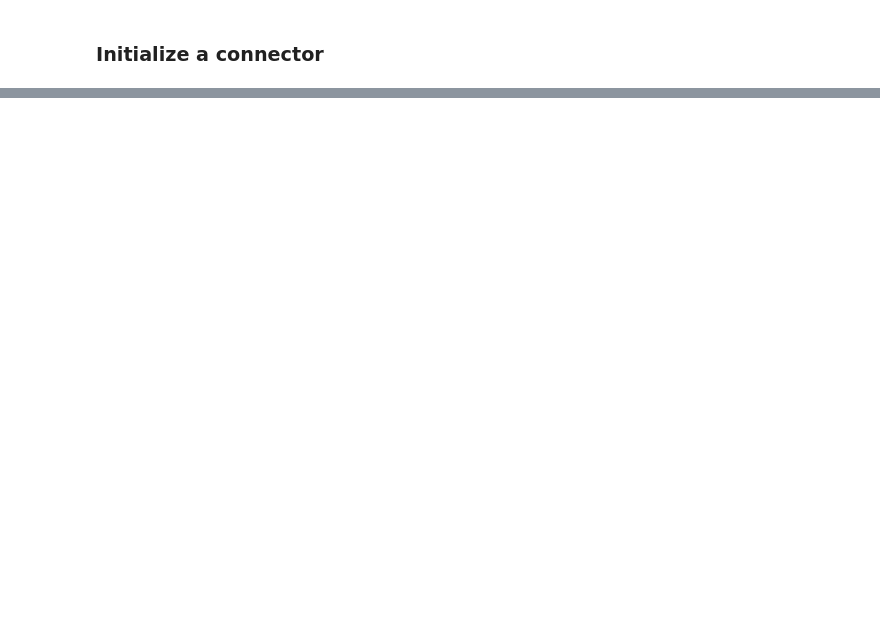
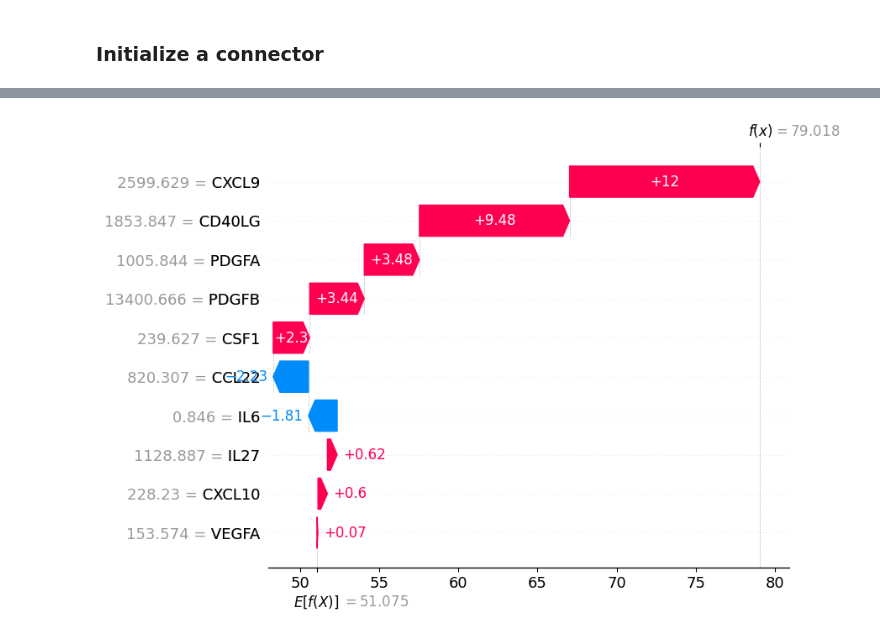
Before and after one commit to mike-live/llamba, a Jupyter notebook: samples/sample_analysis.ipynb, the cells around one changed output, grey strips where cells are left out. Cells and saved outputs as stored; diff of their text form; code cells hidden in the pictures; blank space fills up the shorter version.

```diff
--- a/samples/sample_analysis.ipynb
+++ b/samples/sample_analysis.ipynb
@@ -16,2 +56,18 @@ bioage_model = None
+# %%
+import pandas as pd
+
+my_data = {'CXCL9': 2599.629474,
+           'CCL22': 820.306524,
+           'IL6': 0.846377,
+           'PDGFB': 13400.666359,
+           'CD40LG': 1853.847406,
+           'IL27': 1128.886982,
+           'VEGFA': 153.574220,
+           'CSF1': 239.627236,
+           'PDGFA': 1005.844290,
+           'CXCL10': 228.229829,
+           'Age': 90.454972 }
+
+my_df = pd.DataFrame(my_data, index=[0])
 # %% [markdown]
 ### Initialize a connector
@@ -24,0 +93,30 @@ r = connector.analyze(data)
+# %%
+feats = [
+    'CXCL9',
+    'CCL22',
+    'IL6',
+    'PDGFB',
+    'CD40LG',
+    'IL27',
+    'VEGFA',
+    'CSF1',
+    'PDGFA',
+    'CXCL10'
+]
+
+trgt_id = 0
+shap_values_trgt = explainer.shap_values(my_df.loc[trgt_id, feats].values)
+base_value = explainer.expected_value[0]
+
+shap.plots.waterfall(
+    shap.Explanation(
+        values=shap_values_trgt,
+        base_values=base_value,
+        data=my_df.loc[trgt_id, feats].values,
+        feature_names=feats
+    ),
+    max_display=len(feats),
+    show=True,
+)
+# %% [output]
+[figure, added]
```
Also changed, not shown: parts of 11 cells of this notebook, 8 other files.
